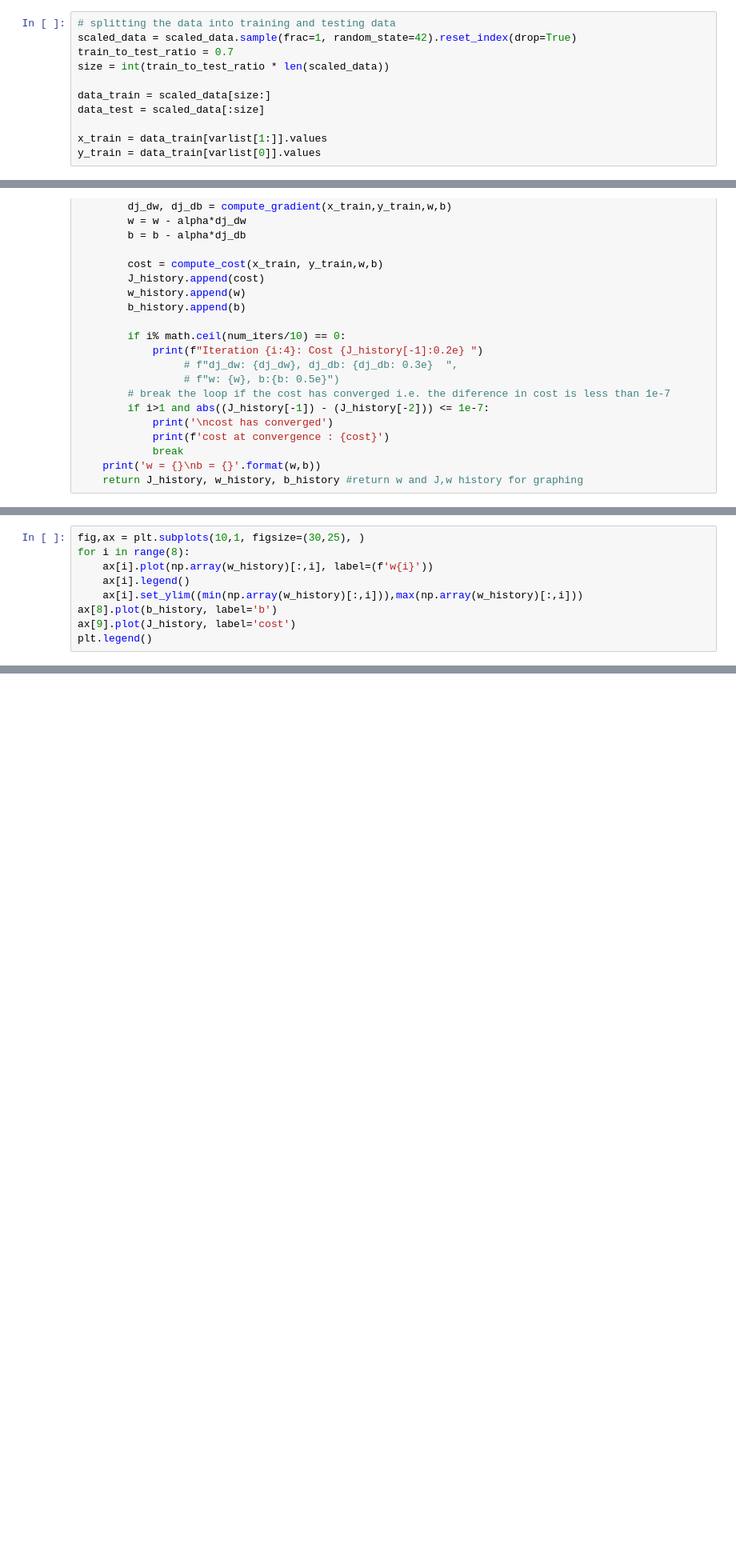
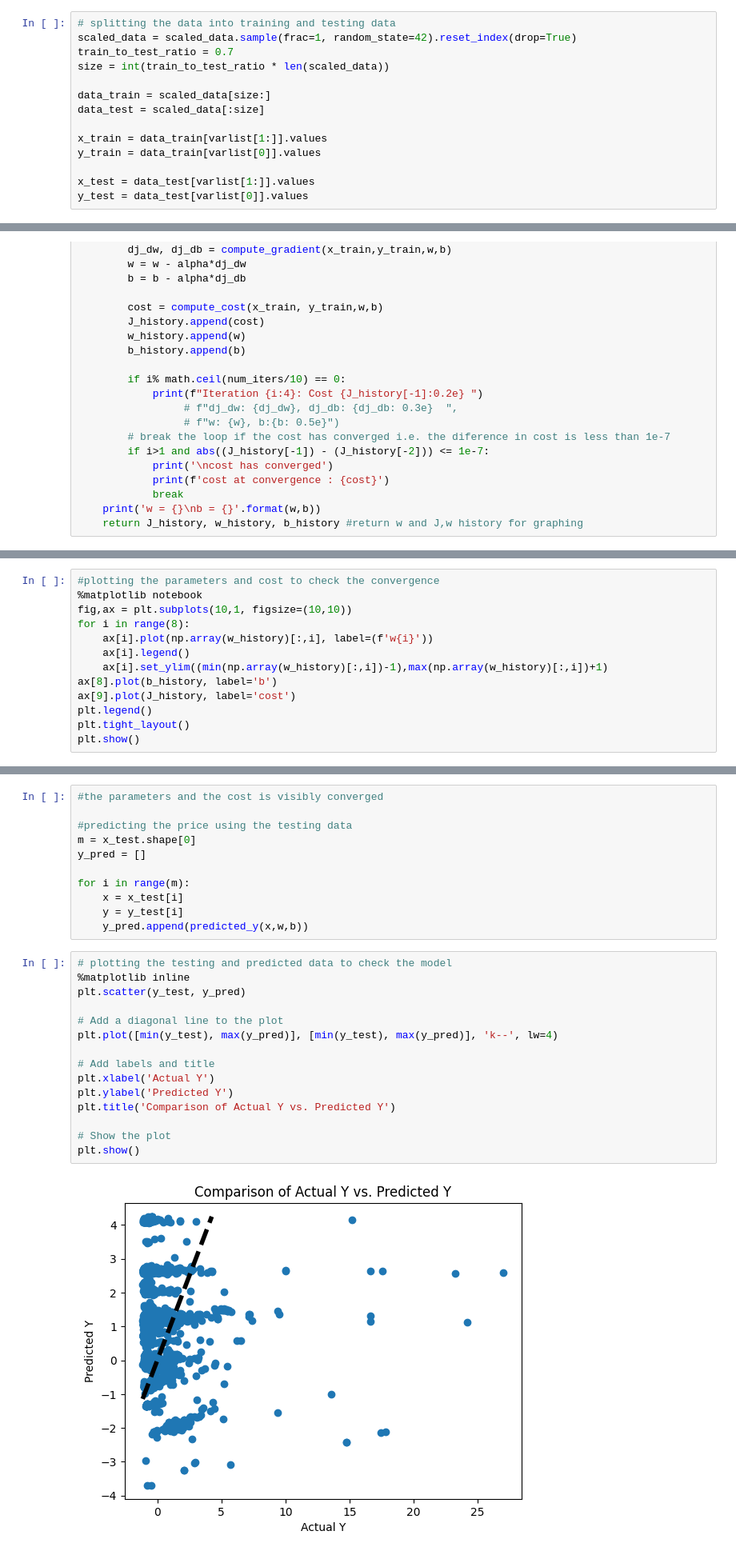
Before and after one commit to umangtyagi/machine_learning_specialization, a Jupyter notebook: linear_regression/univariate_multiple_linear_regression.ipynb, the cells around one changed output, grey strips where cells are left out. Shown at 80% size. Cells and saved outputs as stored; diff of their text form; blank space fills up the shorter version.

```diff
--- a/linear_regression/univariate_multiple_linear_regression.ipynb
+++ b/linear_regression/univariate_multiple_linear_regression.ipynb
@@ -115,3 +120,6 @@ data_test = scaled_data[:size]
 
 x_train = data_train[varlist[1:]].values
 y_train = data_train[varlist[0]].values
+
+x_test = data_test[varlist[1:]].values
+y_test = data_test[varlist[0]].values
@@ -286,10 +318,14 @@ time : 3.5887452483177187
 # %%
-fig,ax = plt.subplots(10,1, figsize=(30,25), )
+#plotting the parameters and cost to check the convergence
+%matplotlib notebook
+fig,ax = plt.subplots(10,1, figsize=(10,10))
 for i in range(8):
     ax[i].plot(np.array(w_history)[:,i], label=(f'w{i}'))
     ax[i].legend()
-    ax[i].set_ylim((min(np.array(w_history)[:,i])),max(np.array(w_history)[:,i]))
+    ax[i].set_ylim((min(np.array(w_history)[:,i])-1),max(np.array(w_history)[:,i])+1)
 ax[8].plot(b_history, label='b')
 ax[9].plot(J_history, label='cost')
 plt.legend()
+plt.tight_layout()
+plt.show()
 # %% [output]
@@ -297,0 +334,28 @@ plt.legend()
+# %%
+#the parameters and the cost is visibly converged
+
+#predicting the price using the testing data
+m = x_test.shape[0]
+y_pred = []
+
+for i in range(m):
+    x = x_test[i]
+    y = y_test[i]
+    y_pred.append(predicted_y(x,w,b))
+# %%
+# plotting the testing and predicted data to check the model
+%matplotlib inline
+plt.scatter(y_test, y_pred)
+
+# Add a diagonal line to the plot
+plt.plot([min(y_test), max(y_pred)], [min(y_test), max(y_pred)], 'k--', lw=4)
+
+# Add labels and title
+plt.xlabel('Actual Y')
+plt.ylabel('Predicted Y')
+plt.title('Comparison of Actual Y vs. Predicted Y')
+
+# Show the plot
+plt.show()
+# %% [output]
+[figure, added]
```
Also changed, not shown: parts of 10 cells of this notebook.
